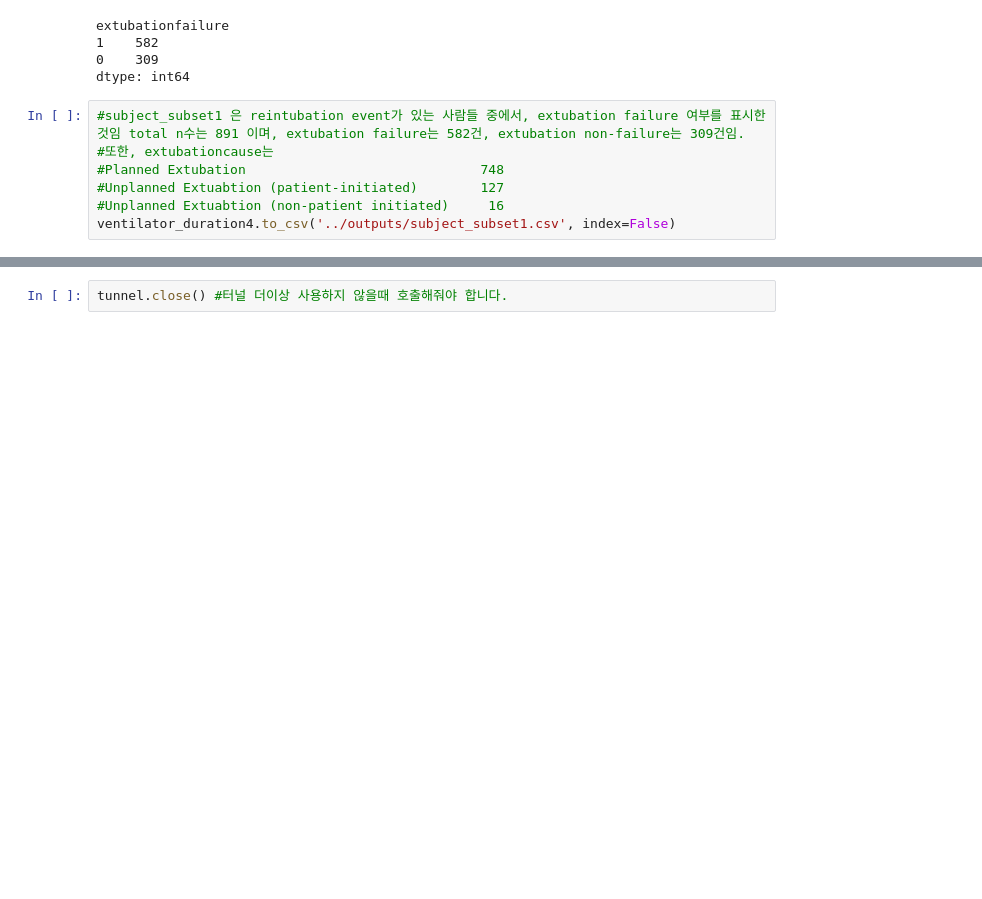
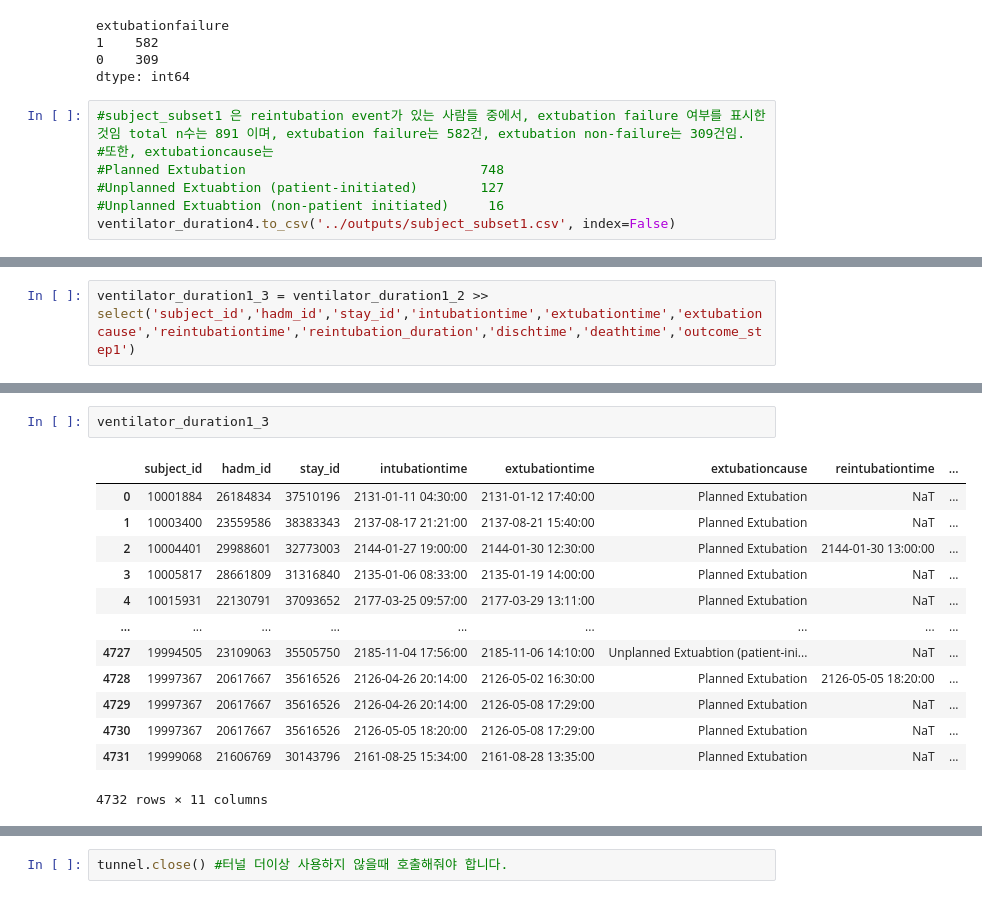
Before and after one commit to sujungleeml/P1_extubationfailure, a Jupyter notebook: 이수정/python_codes/dataext1_subject1.ipynb, the cells around one changed output, grey strips where cells are left out. Saved outputs shown, nothing was run; the diff lists cells and outputs as text; blank space fills up the shorter version.

```diff
--- a/이수정/python_codes/dataext1_subject1.ipynb
+++ b/이수정/python_codes/dataext1_subject1.ipynb
@@ -987,0 +1059,2 @@ ventilator_duration4.to_csv('../outputs/subject_subset1.csv', index=False)
+# %%
+ventilator_duration1_3 = ventilator_duration1_2 >> select('subject_id','hadm_id','stay_id','intubationtime','extubationtime','extubationcause','reintubationtime','reintubation_duration','dischtime','deathtime','outcome_step1')
@@ -987,0 +1069,16 @@ ventilator_duration4.to_csv('../outputs/subject_subset1.csv', index=False)
+# %%
+ventilator_duration1_3
+# %% [output]
+|  | subject_id | hadm_id | stay_id | intubationtime | extubationtime | extubationcause | reintubationtime | ... |
+| 0 | 10001884 | 26184834 | 37510196 | 2131-01-11 04:30:00 | 2131-01-12 17:40:00 | Planned Extubation | NaT | ... |
+| 1 | 10003400 | 23559586 | 38383343 | 2137-08-17 21:21:00 | 2137-08-21 15:40:00 | Planned Extubation | NaT | ... |
+| 2 | 10004401 | 29988601 | 32773003 | 2144-01-27 19:00:00 | 2144-01-30 12:30:00 | Planned Extubation | 2144-01-30 13:00:00 | ... |
+| 3 | 10005817 | 28661809 | 31316840 | 2135-01-06 08:33:00 | 2135-01-19 14:00:00 | Planned Extubation | NaT | ... |
+| 4 | 10015931 | 22130791 | 37093652 | 2177-03-25 09:57:00 | 2177-03-29 13:11:00 | Planned Extubation | NaT | ... |
+| ... | ... | ... | ... | ... | ... | ... | ... | ... |
+| 4727 | 19994505 | 23109063 | 35505750 | 2185-11-04 17:56:00 | 2185-11-06 14:10:00 | Unplanned Extuabtion (patient-ini... | NaT | ... |
+| 4728 | 19997367 | 20617667 | 35616526 | 2126-04-26 20:14:00 | 2126-05-02 16:30:00 | Planned Extubation | 2126-05-05 18:20:00 | ... |
+| 4729 | 19997367 | 20617667 | 35616526 | 2126-04-26 20:14:00 | 2126-05-08 17:29:00 | Planned Extubation | NaT | ... |
+| 4730 | 19997367 | 20617667 | 35616526 | 2126-05-05 18:20:00 | 2126-05-08 17:29:00 | Planned Extubation | NaT | ... |
+| 4731 | 19999068 | 21606769 | 30143796 | 2161-08-25 15:34:00 | 2161-08-28 13:35:00 | Planned Extubation | NaT | ... |
+4732 rows × 11 columns
```
Also changed, not shown: parts of 18 cells of this notebook.
